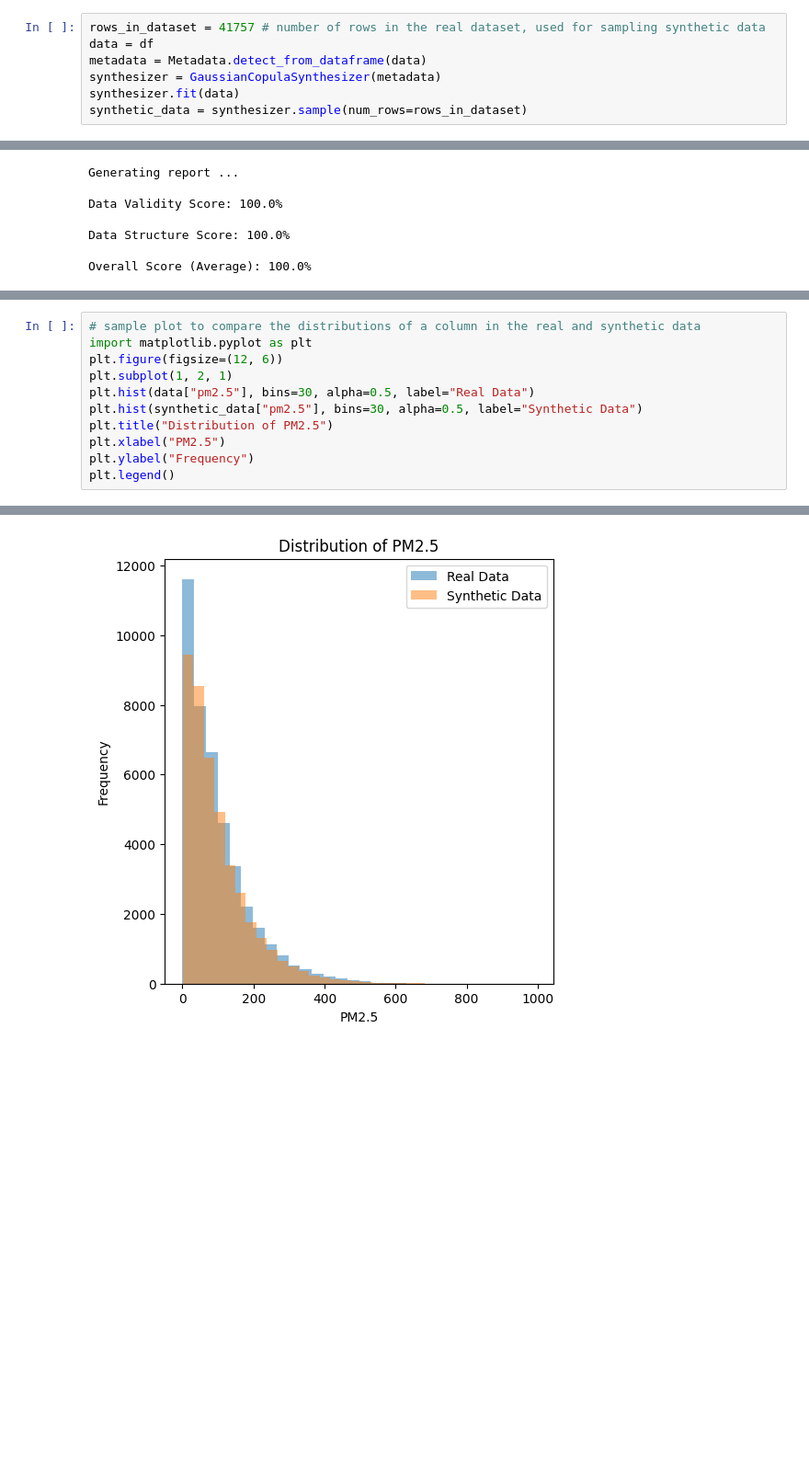
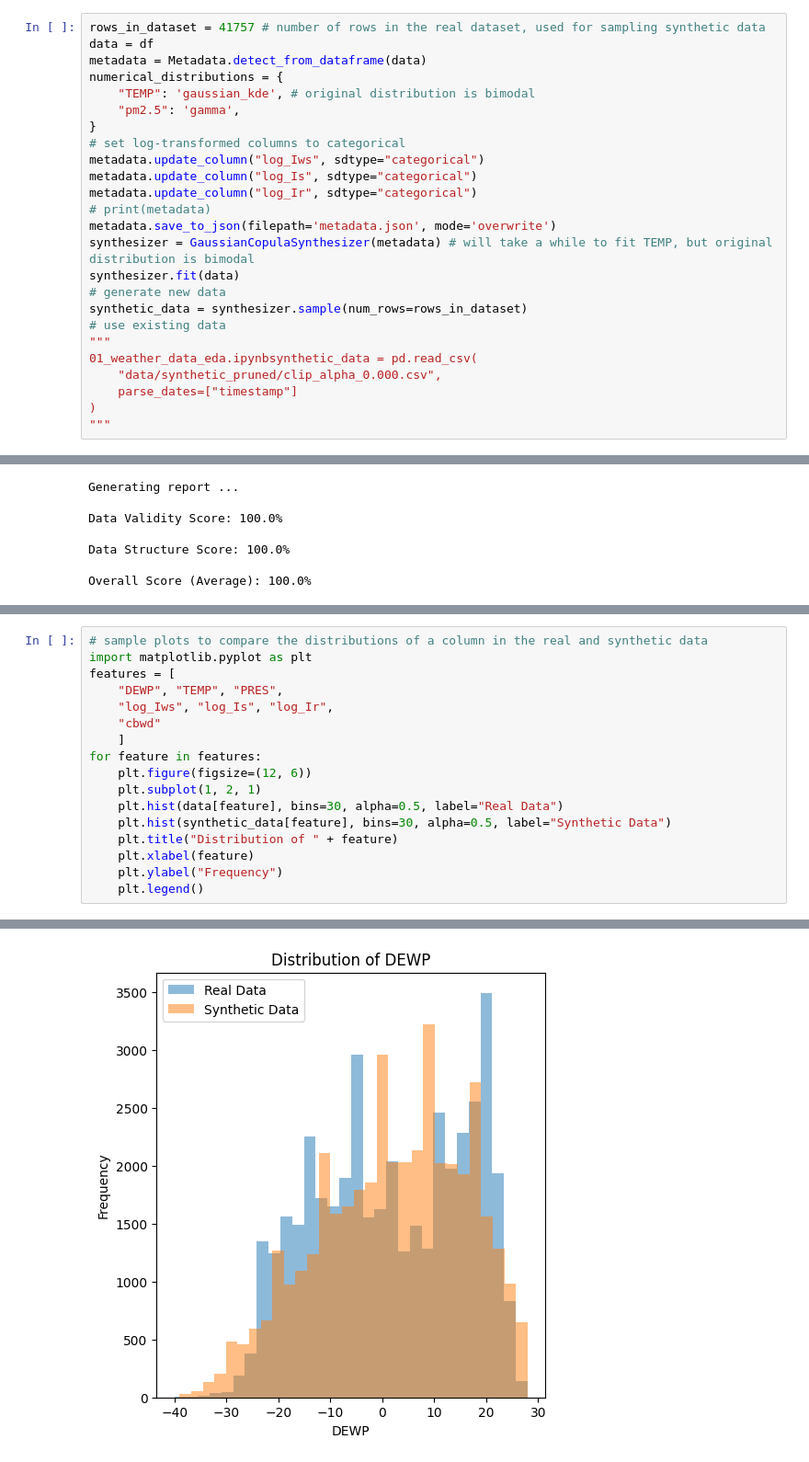
Before and after one commit to mlenni/Thesis-code, a Jupyter notebook: 04_synthetic_data_creation.ipynb, the cells around one changed output, grey strips where cells are left out. Shown at 92% size. Drawn from its saved outputs; the diff is of its cells as text; blank space fills up the shorter version.

```diff
--- a/04_synthetic_data_creation.ipynb
+++ b/04_synthetic_data_creation.ipynb
@@ -18,6 +27,24 @@ df = df.sort_values("timestamp").reset_index(drop=True)
 rows_in_dataset = 41757 # number of rows in the real dataset, used for sampling synthetic data
 data = df
 metadata = Metadata.detect_from_dataframe(data)
-synthesizer = GaussianCopulaSynthesizer(metadata)
+numerical_distributions = {
+    "TEMP": 'gaussian_kde', # original distribution is bimodal
+    "pm2.5": 'gamma',
+}
+# set log-transformed columns to categorical
+metadata.update_column("log_Iws", sdtype="categorical")
+metadata.update_column("log_Is", sdtype="categorical")
+metadata.update_column("log_Ir", sdtype="categorical")
+# print(metadata)
+metadata.save_to_json(filepath='metadata.json', mode='overwrite')
+synthesizer = GaussianCopulaSynthesizer(metadata) # will take a while to fit TEMP, but original distribution is bimodal
 synthesizer.fit(data)
+# generate new data
 synthetic_data = synthesizer.sample(num_rows=rows_in_dataset)
+# use existing data
+"""
+01_weather_data_eda.ipynbsynthetic_data = pd.read_csv(
+    "data/synthetic_pruned/clip_alpha_0.000.csv",
+    parse_dates=["timestamp"]
+)
+"""
@@ -56,12 +85,18 @@ Overall Score (Average): 87.28%
 # %%
-# sample plot to compare the distributions of a column in the real and synthetic data
+# sample plots to compare the distributions of a column in the real and synthetic data
 import matplotlib.pyplot as plt
-plt.figure(figsize=(12, 6))
-plt.subplot(1, 2, 1)
-plt.hist(data["pm2.5"], bins=30, alpha=0.5, label="Real Data")
-plt.hist(synthetic_data["pm2.5"], bins=30, alpha=0.5, label="Synthetic Data")
-plt.title("Distribution of PM2.5")
-plt.xlabel("PM2.5")
-plt.ylabel("Frequency")
-plt.legend()
+features = [
+    "DEWP", "TEMP", "PRES",
+    "log_Iws", "log_Is", "log_Ir",
+    "cbwd"
+    ]
+for feature in features:
+    plt.figure(figsize=(12, 6))
+    plt.subplot(1, 2, 1)
+    plt.hist(data[feature], bins=30, alpha=0.5, label="Real Data")
+    plt.hist(synthetic_data[feature], bins=30, alpha=0.5, label="Synthetic Data")
+    plt.title("Distribution of " + feature)
+    plt.xlabel(feature)
+    plt.ylabel("Frequency")
+    plt.legend()
 # %% [output]
@@ -69 +103 @@ plt.legend()
-[figure, old version]
+[figure, new version]
```
Also changed, not shown: parts of 6 cells of this notebook, 14 other files.
